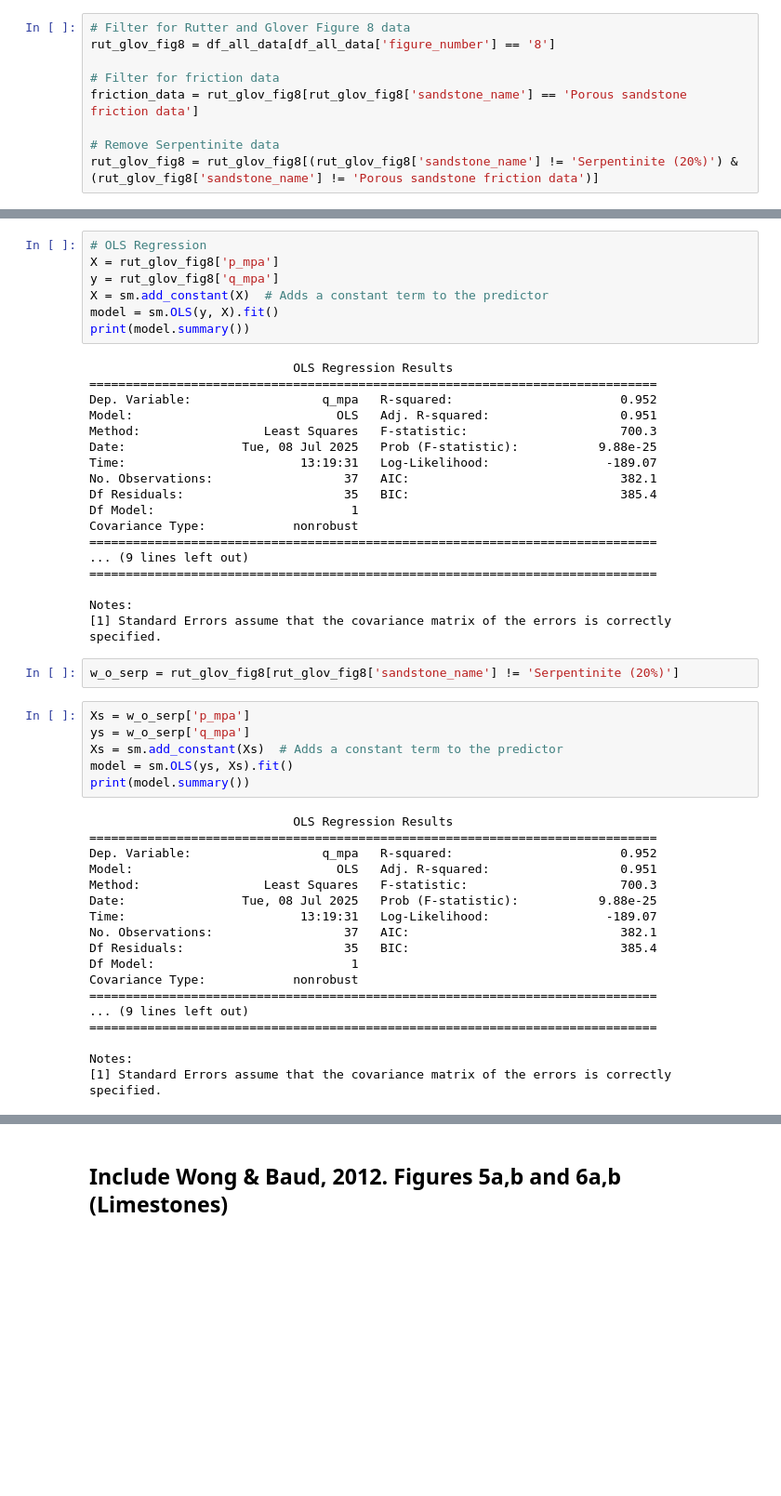
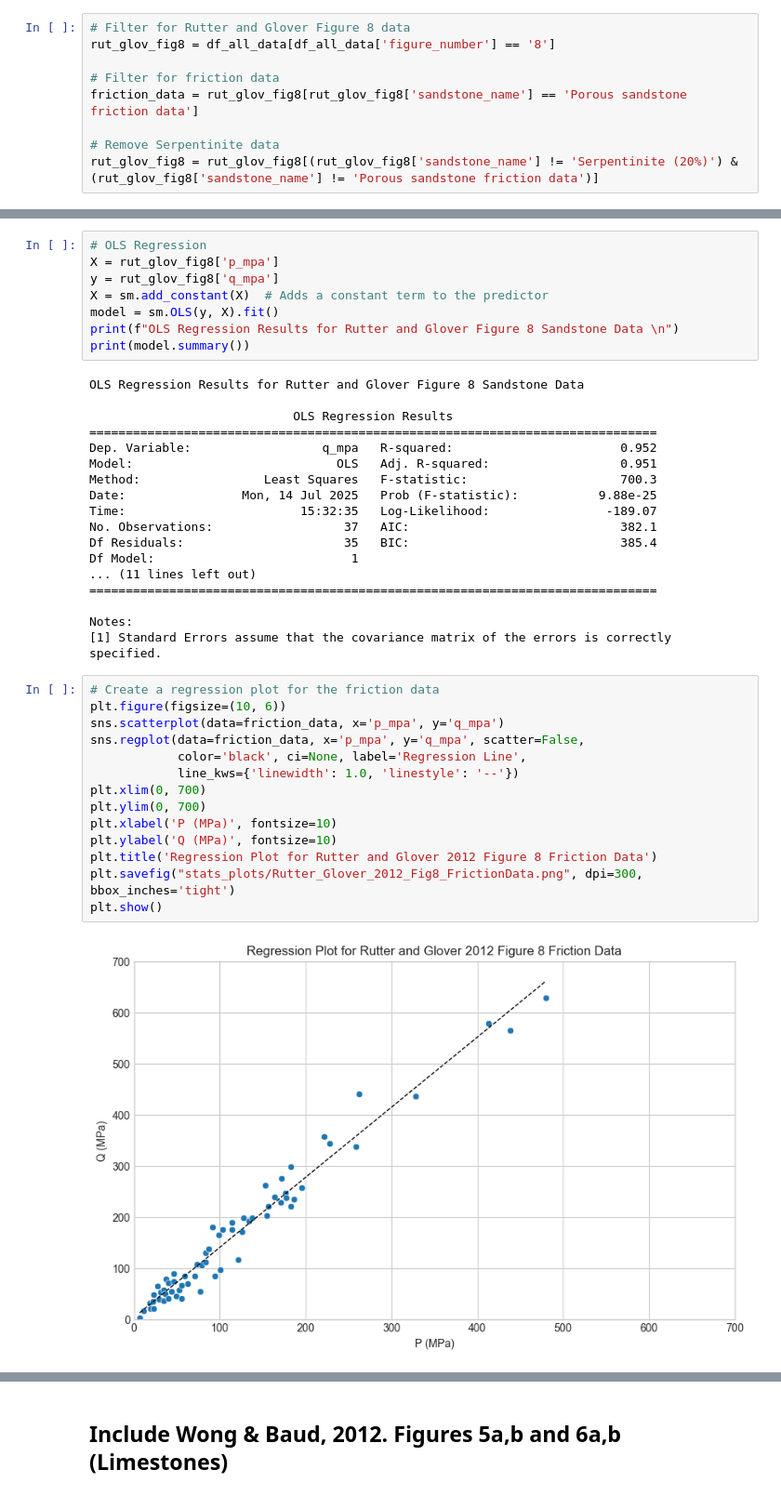
Before and after one commit to sa-diq/rock-strength, a Jupyter notebook: statistical_analysis.ipynb, the cells around one changed output, grey strips where cells are left out. Shown at 93% size. Saved outputs shown, nothing was run; the diff lists cells and outputs as text; blank space fills up the shorter version.

```diff
--- a/statistical_analysis.ipynb
+++ b/statistical_analysis.ipynb
@@ -85,51 +78,42 @@ X = rut_glov_fig8['p_mpa']
 y = rut_glov_fig8['q_mpa']
 X = sm.add_constant(X)  # Adds a constant term to the predictor
 model = sm.OLS(y, X).fit()
+print(f"OLS Regression Results for Rutter and Glover Figure 8 Sandstone Data \n")
 print(model.summary())
 # %% [output]
+OLS Regression Results for Rutter and Glover Figure 8 Sandstone Data
+
                             OLS Regression Results
 ==============================================================================
 Dep. Variable:                  q_mpa   R-squared:                       0.952
 Model:                            OLS   Adj. R-squared:                  0.951
 Method:                 Least Squares   F-statistic:                     700.3
-Date:                Tue, 08 Jul 2025   Prob (F-statistic):           9.88e-25
-Time:                        13:19:31   Log-Likelihood:                -189.07
+Date:                Mon, 14 Jul 2025   Prob (F-statistic):           9.88e-25
+Time:                        15:32:35   Log-Likelihood:                -189.07
 No. Observations:                  37   AIC:                             382.1
 Df Residuals:                      35   BIC:                             385.4
 Df Model:                           1
-Covariance Type:            nonrobust
-==============================================================================
-... (9 lines left out)
+... (11 lines left out)
 ==============================================================================
 
 Notes:
 [1] Standard Errors assume that the covariance matrix of the errors is correctly specified.
-# %%
-w_o_serp = rut_glov_fig8[rut_glov_fig8['sandstone_name'] != 'Serpentinite (20%)']
-# %%
-Xs = w_o_serp['p_mpa']
-ys = w_o_serp['q_mpa']
-Xs = sm.add_constant(Xs)  # Adds a constant term to the predictor
-model = sm.OLS(ys, Xs).fit()
-print(model.summary())
-# %% [output]
-                            OLS Regression Results
-==============================================================================
-Dep. Variable:                  q_mpa   R-squared:                       0.952
-Model:                            OLS   Adj. R-squared:                  0.951
-Method:                 Least Squares   F-statistic:                     700.3
-Date:                Tue, 08 Jul 2025   Prob (F-statistic):           9.88e-25
-Time:                        13:19:31   Log-Likelihood:                -189.07
-No. Observations:                  37   AIC:                             382.1
-Df Residuals:                      35   BIC:                             385.4
-Df Model:                           1
-Covariance Type:            nonrobust
-==============================================================================
-... (9 lines left out)
-==============================================================================
-
-Notes:
-[1] Standard Errors assume that the covariance matrix of the errors is correctly specified.
+# %%
+# Create a regression plot for the friction data
+plt.figure(figsize=(10, 6))
+sns.scatterplot(data=friction_data, x='p_mpa', y='q_mpa')
+sns.regplot(data=friction_data, x='p_mpa', y='q_mpa', scatter=False,
+            color='black', ci=None, label='Regression Line',
+            line_kws={'linewidth': 1.0, 'linestyle': '--'})
+plt.xlim(0, 700)
+plt.ylim(0, 700)
+plt.xlabel('P (MPa)', fontsize=10)
+plt.ylabel('Q (MPa)', fontsize=10)
+plt.title('Regression Plot for Rutter and Glover 2012 Figure 8 Friction Data')
+plt.savefig("stats_plots/Rutter_Glover_2012_Fig8_FrictionData.png", dpi=300, bbox_inches='tight')
+plt.show()
+# %% [output]
+[figure, added]
 # %%
 # OLS for friction data
 friction_X = friction_data['p_mpa']
```
Also changed, not shown: parts of 18 cells of this notebook.
